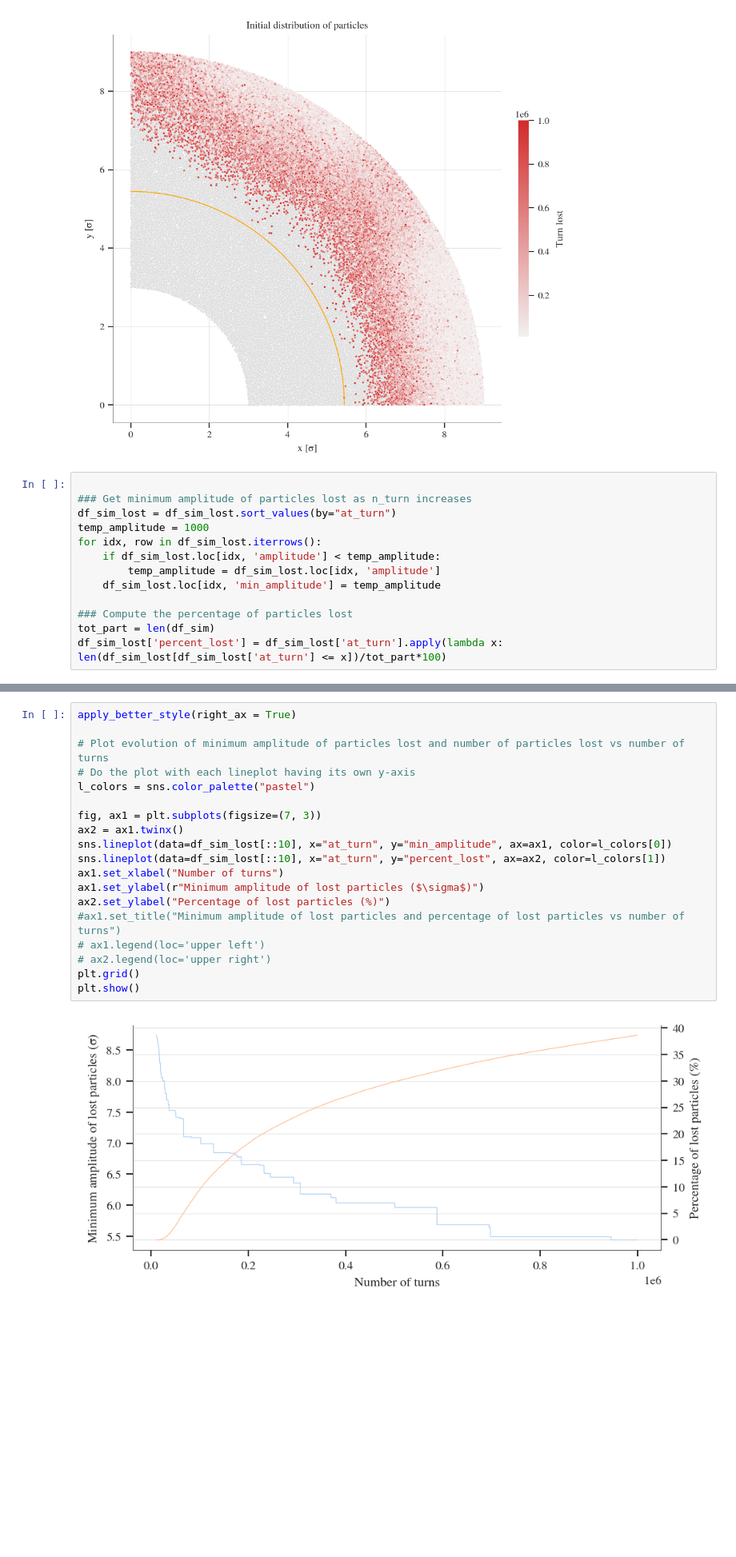
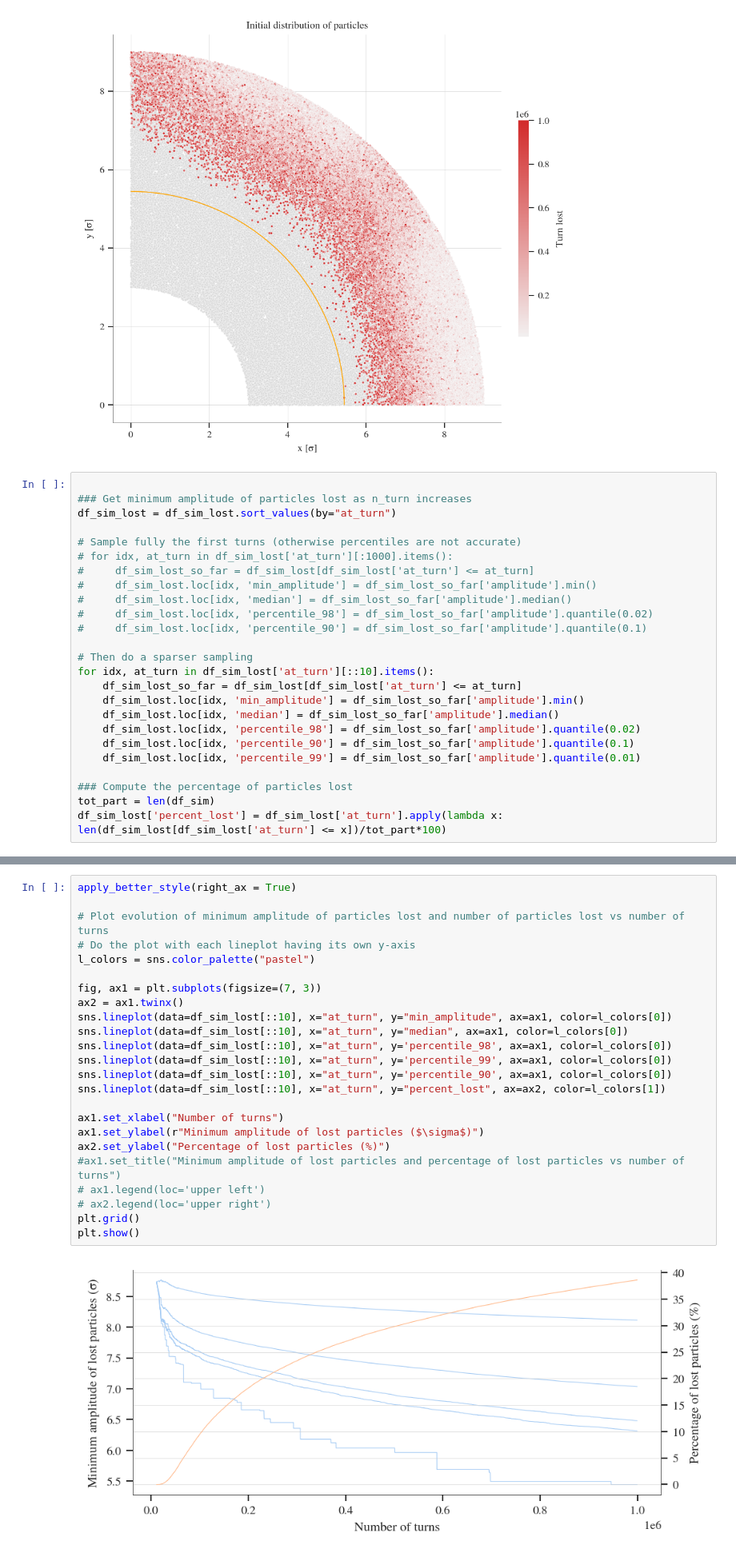
Before and after one commit to ColasDroin/DA_IPAC_2024, a Jupyter notebook: studies/analysis/analysis_convergence_DA.ipynb, the cells around one changed output, grey strips where cells are left out. Shown at 80% size. Saved outputs shown, nothing was run; the diff lists cells and outputs as text; blank space fills up the shorter version.

```diff
--- a/studies/analysis/analysis_convergence_DA.ipynb
+++ b/studies/analysis/analysis_convergence_DA.ipynb
@@ -90,16 +90,28 @@ plt.grid(visible=None)
 plt.show()
 # %% [output]
 [figure]
-# %%
-
-### Get minimum amplitude of particles lost as n_turn increases
-df_sim_lost = df_sim_lost.sort_values(by="at_turn")
-temp_amplitude = 1000
-for idx, row in df_sim_lost.iterrows():
-    if df_sim_lost.loc[idx, 'amplitude'] < temp_amplitude:
-        temp_amplitude = df_sim_lost.loc[idx, 'amplitude']
-    df_sim_lost.loc[idx, 'min_amplitude'] = temp_amplitude
-
-### Compute the percentage of particles lost
-tot_part = len(df_sim)
-df_sim_lost['percent_lost'] = df_sim_lost['at_turn'].apply(lambda x: len(df_sim_lost[df_sim_lost['at_turn'] <= x])/tot_part*100)
+# %%
+
+### Get minimum amplitude of particles lost as n_turn increases
+df_sim_lost = df_sim_lost.sort_values(by="at_turn")
+
+# Sample fully the first turns (otherwise percentiles are not accurate)
+# for idx, at_turn in df_sim_lost['at_turn'][:1000].items():
+#     df_sim_lost_so_far = df_sim_lost[df_sim_lost['at_turn'] <= at_turn]
+#     df_sim_lost.loc[idx, 'min_amplitude'] = df_sim_lost_so_far['amplitude'].min()
+#     df_sim_lost.loc[idx, 'median'] = df_sim_lost_so_far['amplitude'].median()
+#     df_sim_lost.loc[idx, 'percentile_98'] = df_sim_lost_so_far['amplitude'].quantile(0.02)
+#     df_sim_lost.loc[idx, 'percentile_90'] = df_sim_lost_so_far['amplitude'].quantile(0.1)
+
+# Then do a sparser sampling
+for idx, at_turn in df_sim_lost['at_turn'][::10].items():
+    df_sim_lost_so_far = df_sim_lost[df_sim_lost['at_turn'] <= at_turn]
+    df_sim_lost.loc[idx, 'min_amplitude'] = df_sim_lost_so_far['amplitude'].min()
+    df_sim_lost.loc[idx, 'median'] = df_sim_lost_so_far['amplitude'].median()
+    df_sim_lost.loc[idx, 'percentile_98'] = df_sim_lost_so_far['amplitude'].quantile(0.02)
+    df_sim_lost.loc[idx, 'percentile_90'] = df_sim_lost_so_far['amplitude'].quantile(0.1)
+    df_sim_lost.loc[idx, 'percentile_99'] = df_sim_lost_so_far['amplitude'].quantile(0.01)
+
+### Compute the percentage of particles lost
+tot_part = len(df_sim)
+df_sim_lost['percent_lost'] = df_sim_lost['at_turn'].apply(lambda x: len(df_sim_lost[df_sim_lost['at_turn'] <= x])/tot_part*100)
@@ -106,24 +134,29 @@ df_sim_lost['percent_lost'] = df_sim_lost['at_turn'].apply(lambda x: len(df_sim_
 # %%
 apply_better_style(right_ax = True)
 
 # Plot evolution of minimum amplitude of particles lost and number of particles lost vs number of turns
 # Do the plot with each lineplot having its own y-axis
 l_colors = sns.color_palette("pastel")
 
 fig, ax1 = plt.subplots(figsize=(7, 3))
 ax2 = ax1.twinx()
 sns.lineplot(data=df_sim_lost[::10], x="at_turn", y="min_amplitude", ax=ax1, color=l_colors[0])
+sns.lineplot(data=df_sim_lost[::10], x="at_turn", y="median", ax=ax1, color=l_colors[0])
+sns.lineplot(data=df_sim_lost[::10], x="at_turn", y='percentile_98', ax=ax1, color=l_colors[0])
+sns.lineplot(data=df_sim_lost[::10], x="at_turn", y='percentile_99', ax=ax1, color=l_colors[0])
+sns.lineplot(data=df_sim_lost[::10], x="at_turn", y='percentile_90', ax=ax1, color=l_colors[0])
 sns.lineplot(data=df_sim_lost[::10], x="at_turn", y="percent_lost", ax=ax2, color=l_colors[1])
+
 ax1.set_xlabel("Number of turns")
 ax1.set_ylabel(r"Minimum amplitude of lost particles ($\sigma$)")
 ax2.set_ylabel("Percentage of lost particles (%)")
 #ax1.set_title("Minimum amplitude of lost particles and percentage of lost particles vs number of turns")
 # ax1.legend(loc='upper left')
 # ax2.legend(loc='upper right')
 plt.grid()
 plt.show()
 # %% [output]
-[figure, old version]
+[figure, new version]
 # %%
 apply_better_style()
 
```
Also changed, not shown: parts of 14 cells of this notebook, 1 other file.
